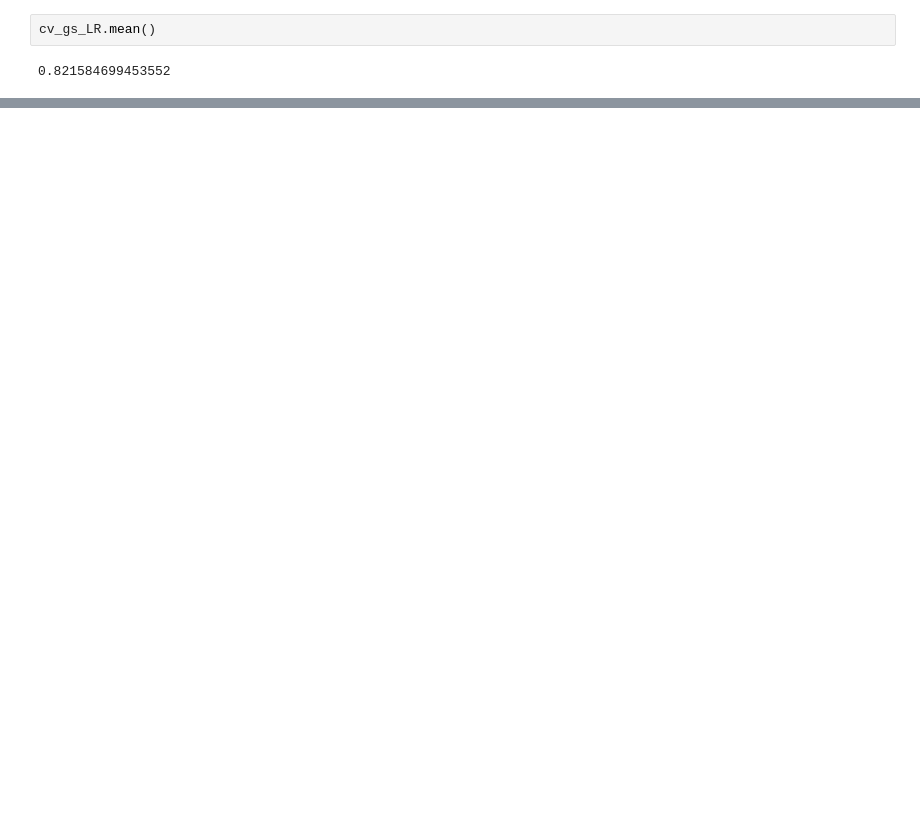
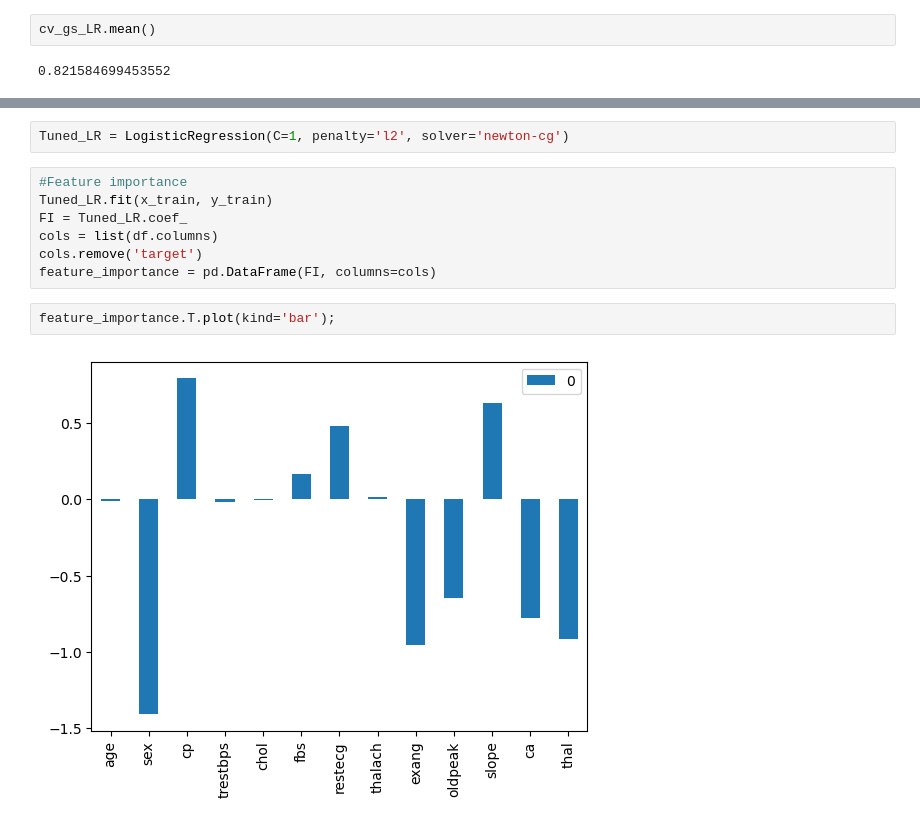
Before and after one commit to farajiptpb/heart-disease-classification, a Jupyter notebook: heart-disease-classification.ipynb, the cells around one changed output, grey strips where cells are left out. Drawn from its saved outputs; the diff is of its cells as text; blank space fills up the shorter version.

```diff
--- a/heart-disease-classification.ipynb
+++ b/heart-disease-classification.ipynb
@@ -302,0 +345,13 @@ cv_gs_RFC.mean()
+# %%
+Tuned_LR = LogisticRegression(C=1, penalty='l2', solver='newton-cg')
+# %%
+#Feature importance
+Tuned_LR.fit(x_train, y_train)
+FI = Tuned_LR.coef_
+cols = list(df.columns)
+cols.remove('target')
+feature_importance = pd.DataFrame(FI, columns=cols)
+# %%
+feature_importance.T.plot(kind='bar');
+# %% [output]
+[figure, added]
```
Also changed, not shown: parts of 17 cells of this notebook.
